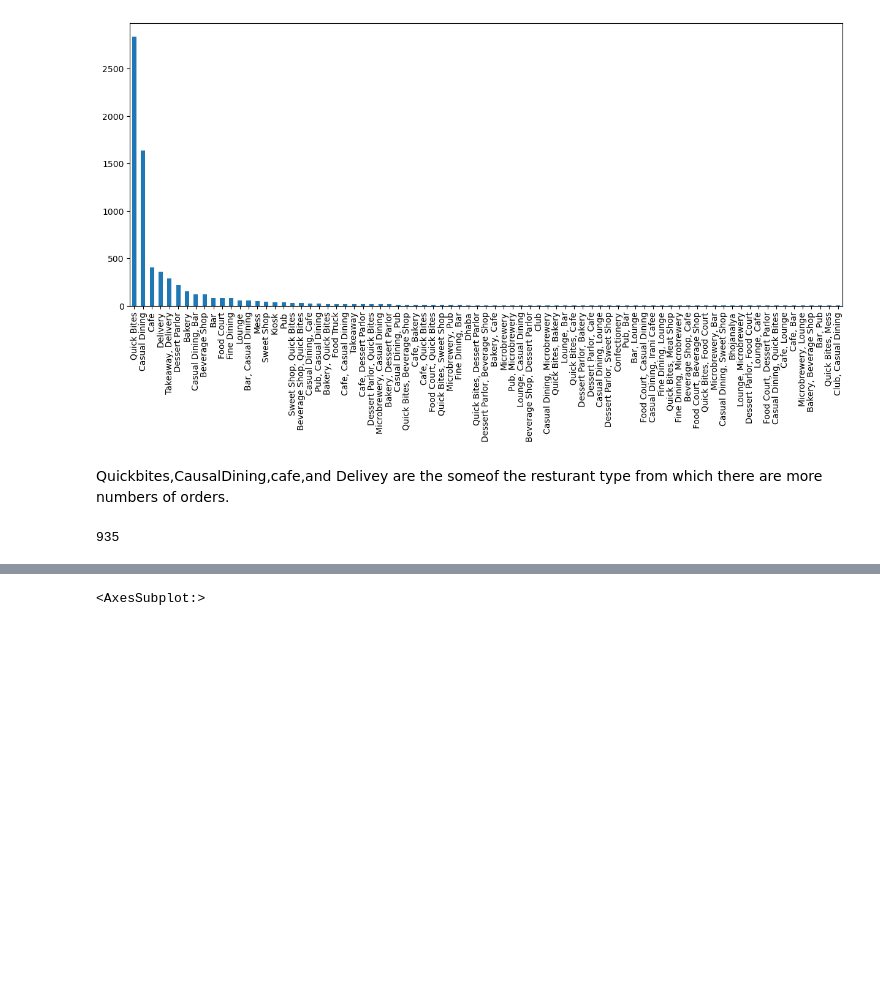
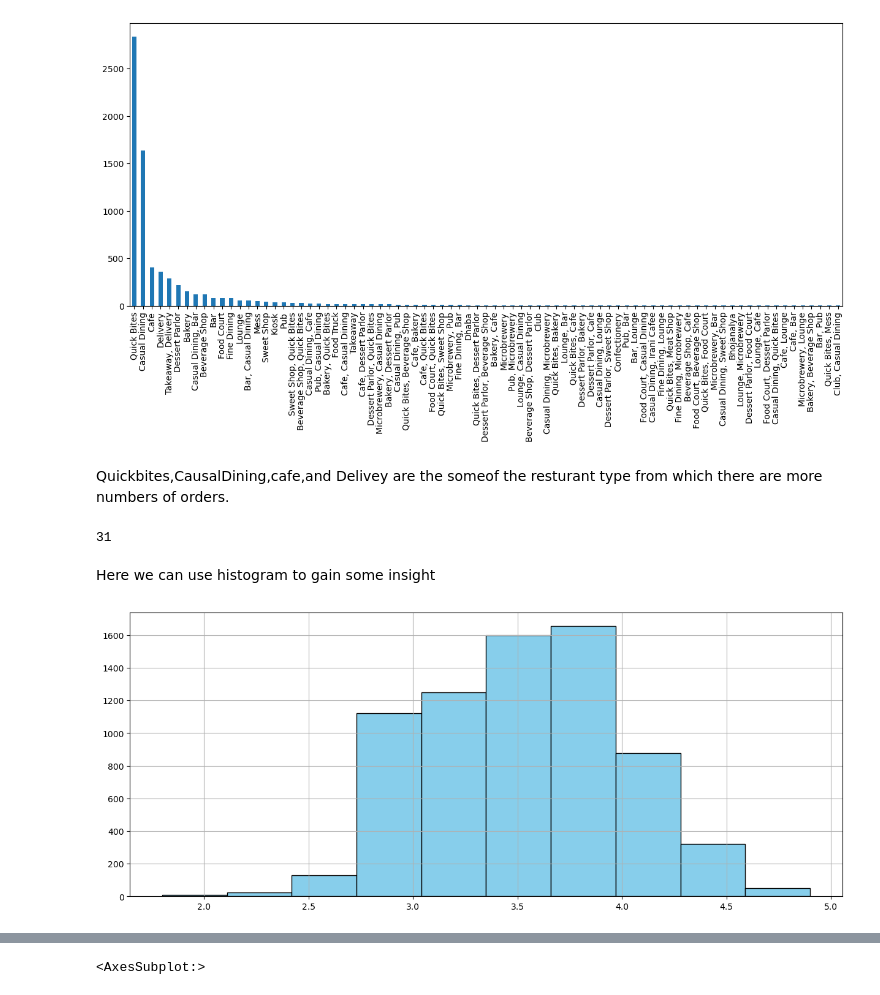
Before and after one commit to sunilbhandari123/Zomoto-Datasets, a Jupyter notebook: Untitled.ipynb, the cells around one changed output, grey strips where cells are left out. Drawn from its saved outputs; the diff is of its cells as text; code cells hidden in the pictures; blank space fills up the shorter version.

```diff
--- a/Untitled.ipynb
+++ b/Untitled.ipynb
@@ -117,6 +116,14 @@ plt.show()
 Quickbites,CausalDining,cafe,and Delivey are the someof the resturant type from which there are
 more numbers of orders.
 # %%
-df['num of ratings'].nunique()
+df['rate (out of 5)'].nunique()
 # %% [output]
-935
+31
+# %% [markdown]
+Here we can use histogram to gain some insight
+# %%
+plt.figure(figsize=(15,6))
+df['rate (out of 5)'].hist(color='skyblue', edgecolor='black')
+plt.show()
+# %% [output]
+[figure, added]
```
Also changed, not shown: parts of 27 cells of this notebook.
